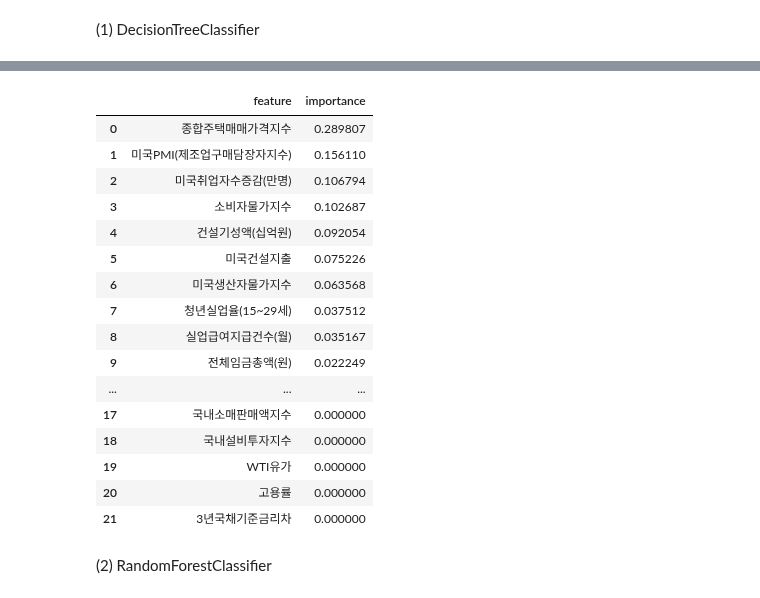
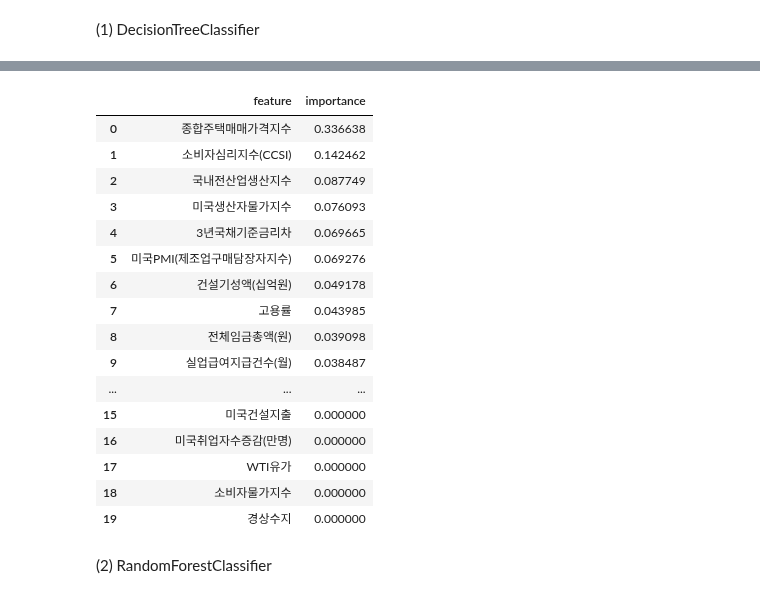
Before and after one commit to kimsierra/vscode, a Jupyter notebook: 2024/ML/프로젝트/코드/FS분류모델.ipynb, the cells around one changed output, grey strips where cells are left out. Drawn from its saved outputs; the diff is of its cells as text; code cells hidden in the pictures.

```diff
--- a/2024/ML/프로젝트/코드/FS분류모델.ipynb
+++ b/2024/ML/프로젝트/코드/FS분류모델.ipynb
@@ -103,2 +85,17 @@ plt.show()
 # %% [markdown]
 ### Feature Selection
+# %%
+import pandas as pd
+from sklearn.linear_model import LogisticRegression
+from sklearn.preprocessing import StandardScaler
+from sklearn.metrics import accuracy_score, precision_score, recall_score, f1_score, roc_auc_score
+
+# 데이터 불러오기
+# data = pd.read_excel('./datasets/features_except_GDP_r.xlsx', index_col=0)
+feature = pd.read_excel('C:/Users/SAMSUNG/Documents/vscode/2024/ML/프로젝트/PRE데이터/features_except_GDP2.xlsx') #, index_col=0)
+# data.info()
+# 날짜 데이터를 datetime 형식으로 변환
+feature['날짜'] = pd.to_datetime(feature['날짜'])
+
+# 데이터 확인
+feature.head()
@@ -104,0 +110,15 @@ plt.show()
+# %%
+# 타겟 변수와 피처 분리
+X = feature.drop(['날짜', 'label'], axis=1)
+y = feature['label']
+
+# 날짜 기준으로 데이터 분할
+train_data = feature[feature['날짜'] <= pd.Timestamp('2020-12-31')]
+test_data = feature[feature['날짜'] >= pd.Timestamp('2021-01-01')]
+
+
+# 타겟 변수와 피처 분리
+X_train = train_data.drop(['날짜', 'label'], axis=1)
+y_train = train_data['label']
+X_test = test_data.drop(['날짜', 'label'], axis=1)
+y_test = test_data['label']
@@ -173,11 +384,11 @@ Name: count, dtype: int64
 # %%
 print("DecisionTreeClassifier 성능:")
-print(f"정확도: {accuracy_score(y_test, y_pred_dt):.2f}")
-print(f"정밀도: {precision_score(y_test, y_pred_dt, average='macro'):.2f}")
-print(f"재현율: {recall_score(y_test, y_pred_dt, average='macro'):.2f}")
-print(f"F1 점수: {f1_score(y_test, y_pred_dt, average='macro'):.2f}")
-print(classification_report(y_test, y_pred_dt))
-feature_importances_dt = pd.DataFrame(dt.feature_importances_,
+print(f"정확도: {accuracy_score(y_test, y_pred):.2f}")
+print(f"정밀도: {precision_score(y_test, y_pred, average='macro'):.2f}")
+print(f"재현율: {recall_score(y_test, y_pred, average='macro'):.2f}")
+print(f"F1 점수: {f1_score(y_test, y_pred, average='macro'):.2f}")
+print(classification_report(y_test, y_pred))
+feature_importances_dt = pd.DataFrame(tree.feature_importances_,
                                       index = X_train.columns,
                                       columns=['importance']).sort_values('importance', ascending=False)
 
@@ -201,20 +412,20 @@ weighted avg       0.48      0.50      0.48        36
 |  | feature | importance |
-| 0 | 종합주택매매가격지수 | 0.289807 |
-| 1 | 미국PMI(제조업구매담장자지수) | 0.156110 |
-| 2 | 미국취업자수증감(만명) | 0.106794 |
-| 3 | 소비자물가지수 | 0.102687 |
-| 4 | 건설기성액(십억원) | 0.092054 |
-| 5 | 미국건설지출 | 0.075226 |
-| 6 | 미국생산자물가지수 | 0.063568 |
-| 7 | 청년실업율(15~29세) | 0.037512 |
-| 8 | 실업급여지급건수(월) | 0.035167 |
-| 9 | 전체임금총액(원) | 0.022249 |
+| 0 | 종합주택매매가격지수 | 0.336638 |
+| 1 | 소비자심리지수(CCSI) | 0.142462 |
+| 2 | 국내전산업생산지수 | 0.087749 |
+| 3 | 미국생산자물가지수 | 0.076093 |
+| 4 | 3년국채기준금리차 | 0.069665 |
+| 5 | 미국PMI(제조업구매담장자지수) | 0.069276 |
+| 6 | 건설기성액(십억원) | 0.049178 |
+| 7 | 고용률 | 0.043985 |
+| 8 | 전체임금총액(원) | 0.039098 |
+| 9 | 실업급여지급건수(월) | 0.038487 |
 | ... | ... | ... |
-| 17 | 국내소매판매액지수 | 0.000000 |
-| 18 | 국내설비투자지수 | 0.000000 |
-| 19 | WTI유가 | 0.000000 |
-| 20 | 고용률 | 0.000000 |
-| 21 | 3년국채기준금리차 | 0.000000 |
+| 15 | 미국건설지출 | 0.000000 |
+| 16 | 미국취업자수증감(만명) | 0.000000 |
+| 17 | WTI유가 | 0.000000 |
+| 18 | 소비자물가지수 | 0.000000 |
+| 19 | 경상수지 | 0.000000 |
 # %% [markdown]
 (2) RandomForestClassifier
 # %%
```
Also changed, not shown: parts of 22 cells of this notebook, 10 other files.
